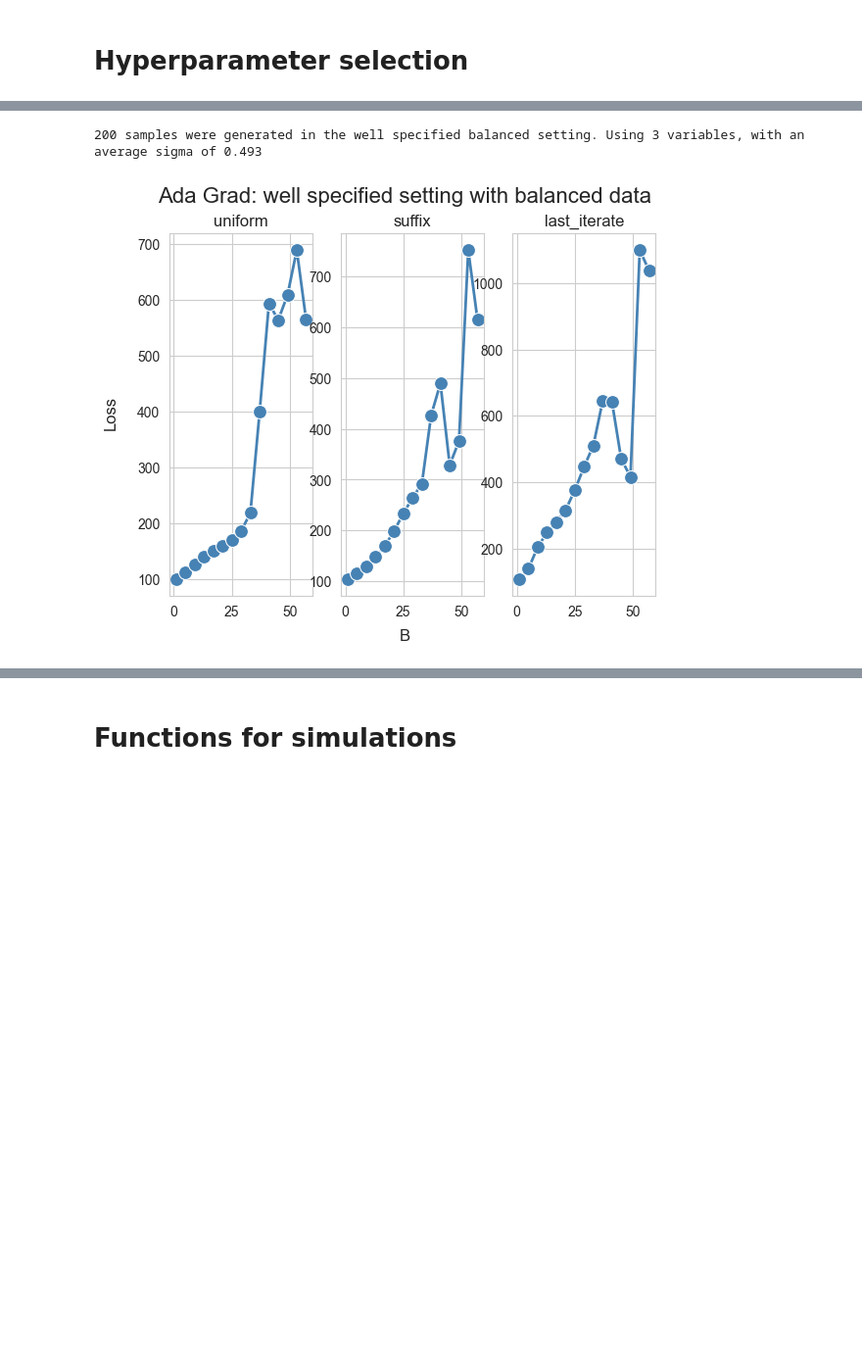
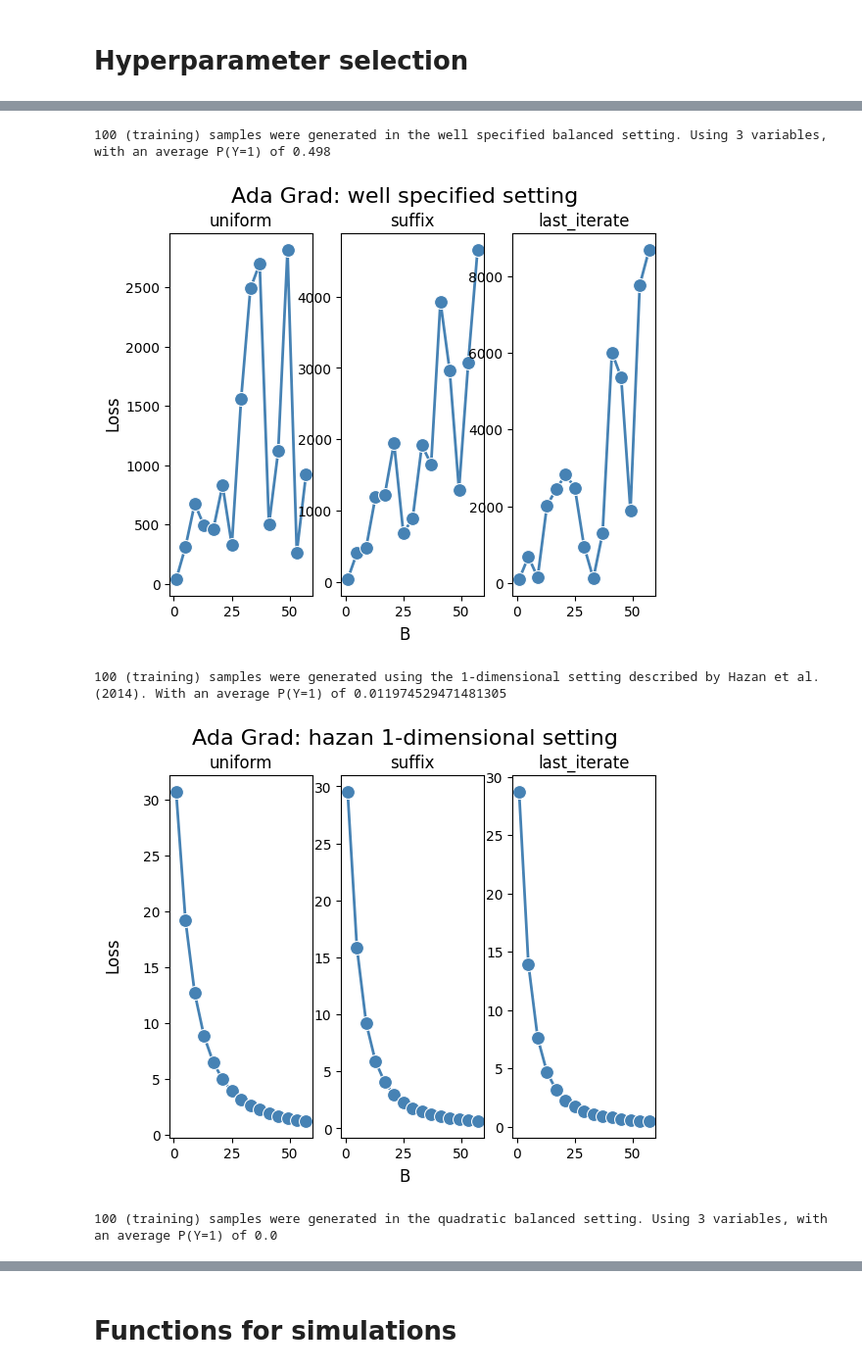
Before and after one commit to mcanela1/Thesis_Online-to-batch_Logistic-Regression, a Jupyter notebook: Algorithms.ipynb, the cells around one changed output, grey strips where cells are left out. Shown at 98% size. Saved outputs shown, nothing was run; the diff lists cells and outputs as text; code cells hidden in the pictures; blank space fills up the shorter version.

```diff
--- a/Algorithms.ipynb
+++ b/Algorithms.ipynb
@@ -1199,0 +1230,3 @@ hyperparameter_analysis("well specified", "AIOLI", "B", n = 10)
+# %%
+for setting in settings:
+    hyperparameter_analysis(setting, "AIOLI", "X", n = 100, x_means = alt_xmeans_balanced_2)
@@ -1199,0 +1242,3 @@ hyperparameter_analysis("well specified", "AIOLI", "B", n = 10)
+# %%
+for setting in settings:
+    hyperparameter_analysis(setting, "AIOLI", "X", n = 100, x_means = alt_xmeans_unbalanced_1, balanced = False, X_hazan = -1)
@@ -1199,0 +1254,3 @@ hyperparameter_analysis("well specified", "AIOLI", "B", n = 10)
+# %%
+for setting in settings:
+    hyperparameter_analysis(setting, "AIOLI", "X", n = 100, x_means = alt_xmeans_unbalanced_2, balanced = False, X_hazan = -1)
@@ -1199,0 +1268,3 @@ hyperparameter_analysis("well specified", "AIOLI", "B", n = 10)
+# %%
+for setting in settings:
+    hyperparameter_analysis(setting, "ADAGRAD", "B", n = 100,x_means = alt_xmeans_balanced_1)
@@ -1200,5 +1280,9 @@ hyperparameter_analysis("well specified", "AIOLI", "B", n = 10)
 # %%
-hyperparameter_analysis("well specified","ADAGRAD", "B")
+for setting in settings:
+    hyperparameter_analysis(setting, "ADAGRAD", "B", n = 100,x_means = alt_xmeans_balanced_2)
 # %% [output]
-200 samples were generated in the well specified balanced setting. Using 3 variables, with an average sigma of 0.493
+100 (training) samples were generated in the well specified balanced setting. Using 3 variables, with an average P(Y=1) of 0.498
-[figure, old version]
+[figure, new version]
+100 (training) samples were generated using the 1-dimensional setting described by Hazan et al. (2014). With an average P(Y=1) of 0.011974529471481305
+[figure, added]
+100 (training) samples were generated in the quadratic balanced setting. Using 3 variables, with an average P(Y=1) of 0.0
```
Also changed, not shown: parts of 107 cells of this notebook.
